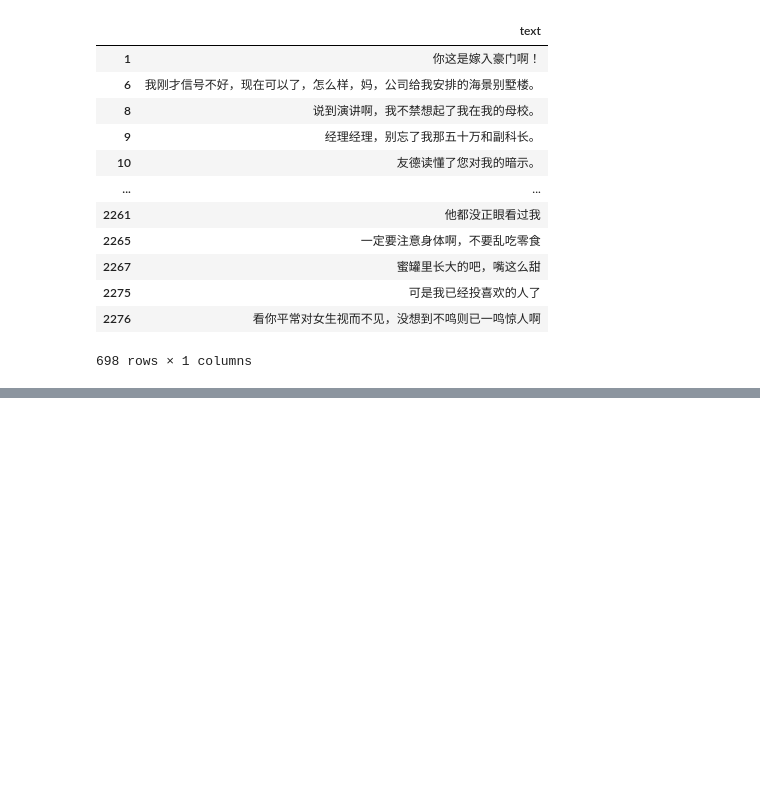
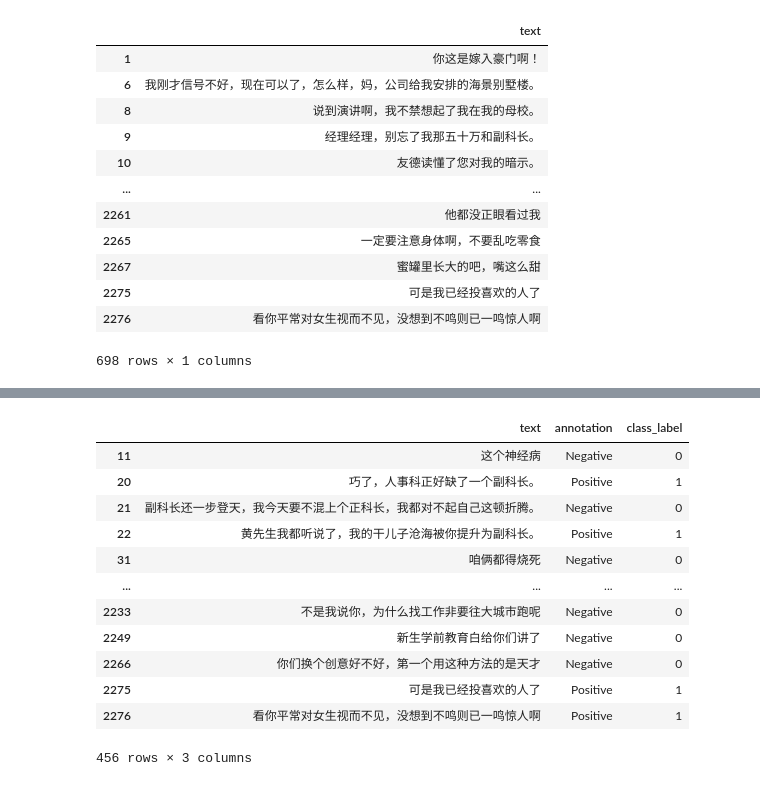
Before and after one commit to HEBAULC/Multimodal-End2end-Sparse, a Jupyter notebook: preprocessing/preprocess_mosei.ipynb, the cells around one changed output, grey strips where cells are left out. Cells and saved outputs as stored; diff of their text form; code cells hidden in the pictures; blank space fills up the shorter version.

```diff
--- a/preprocessing/preprocess_mosei.ipynb
+++ b/preprocessing/preprocess_mosei.ipynb
@@ -494,0 +608,6 @@ positive_df.to_csv(f'{base_label_output_path}/pos.csv',header=0,index=False)
+# %%
+# 提取验证集文本和注释
+# 提取验证集train_label
+dev_text_df=df2[(df2['mode']=='valid')]
+dev_text_df=dev_text_df[['text','annotation']]
+dev_text_df
@@ -494,0 +628,20 @@ positive_df.to_csv(f'{base_label_output_path}/pos.csv',header=0,index=False)
+# %%
+# 新增一列 并按条件赋值
+dev_text_df['class_label'] = -1
+dev_text_df.loc[dev_text_df["annotation"] == 'Positive',"class_label"] = 1
+dev_text_df.loc[dev_text_df["annotation"] != 'Positive',"class_label"] = 0
+dev_text_df
+# %% [output]
+|  | text | annotation | class_label |
+| 11 | 这个神经病 | Negative | 0 |
+| 20 | 巧了，人事科正好缺了一个副科长。 | Positive | 1 |
+| 21 | 副科长还一步登天，我今天要不混上个正科长，我都对不起自己这顿折腾。 | Negative | 0 |
+| 22 | 黄先生我都听说了，我的干儿子沧海被你提升为副科长。 | Positive | 1 |
+| 31 | 咱俩都得烧死 | Negative | 0 |
+| ... | ... | ... | ... |
+| 2233 | 不是我说你，为什么找工作非要往大城市跑呢 | Negative | 0 |
+| 2249 | 新生学前教育白给你们讲了 | Negative | 0 |
+| 2266 | 你们换个创意好不好，第一个用这种方法的是天才 | Negative | 0 |
+| 2275 | 可是我已经投喜欢的人了 | Positive | 1 |
+| 2276 | 看你平常对女生视而不见，没想到不鸣则已一鸣惊人啊 | Positive | 1 |
+456 rows × 3 columns
```
Also changed, not shown: parts of 19 cells of this notebook, 6 other files.
